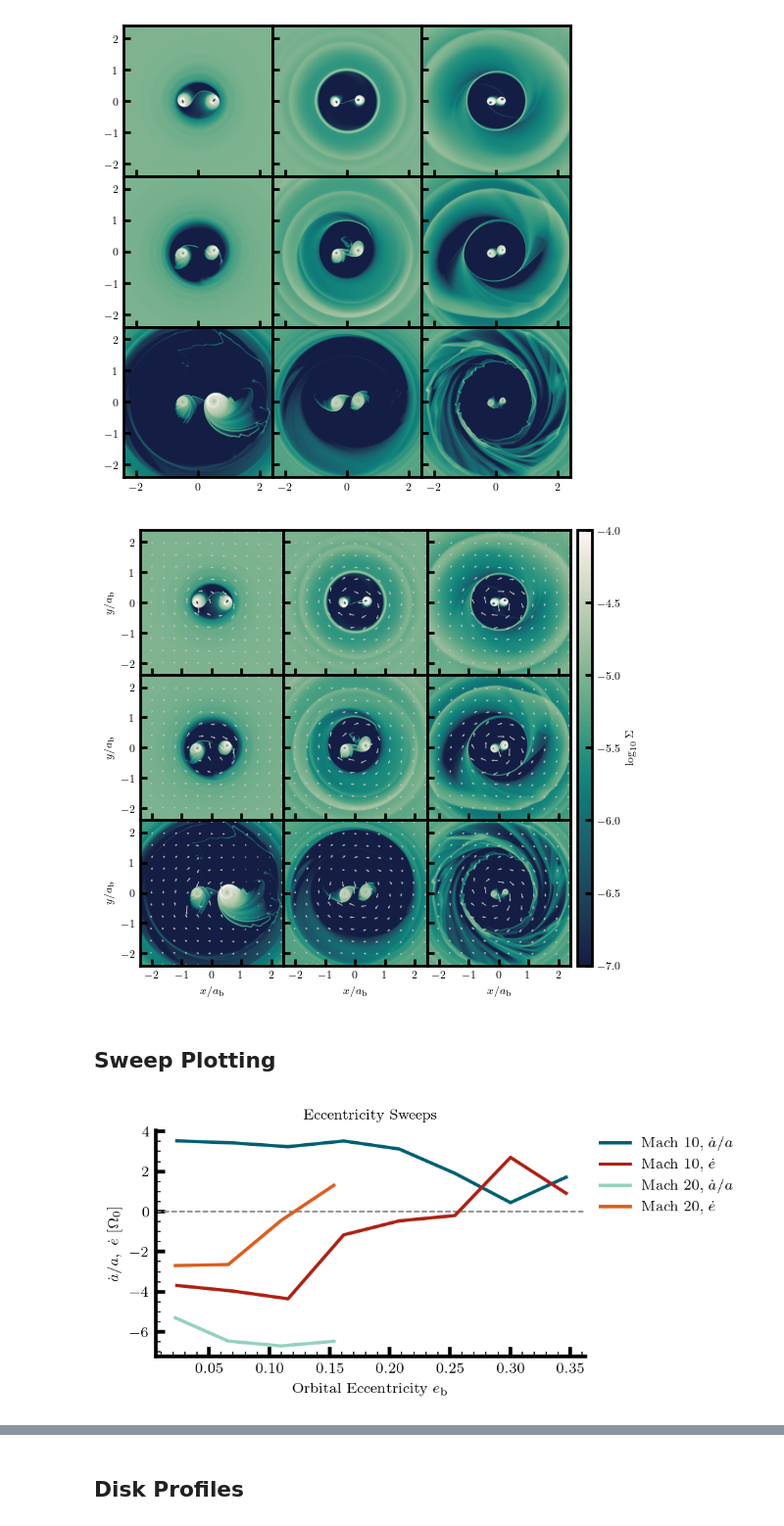
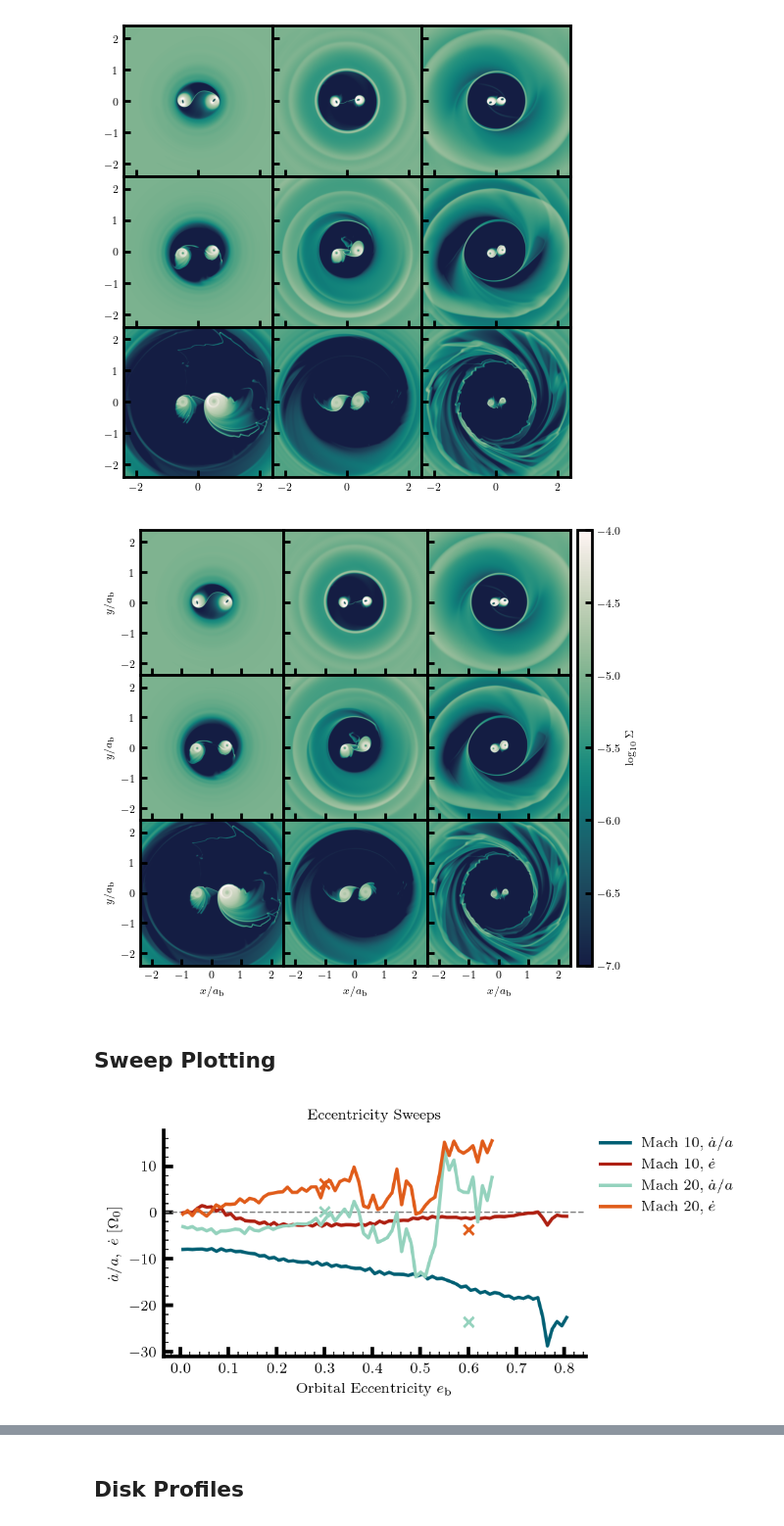
Before and after one commit to davidoneill00/sailfish, a Jupyter notebook: FancyPlotting.ipynb, the cells around one changed output, grey strips where cells are left out. Shown at 98% size. Saved outputs shown, nothing was run; the diff lists cells and outputs as text; code cells hidden in the pictures.

```diff
--- a/FancyPlotting.ipynb
+++ b/FancyPlotting.ipynb
@@ -392,7 +392,7 @@ for index in range(9):
     ax.tick_params(axis='x')
     ax.tick_params(axis='y')
     ax.set_aspect('auto')
-    VMap(ax=ax, mesh=mesh, Radius=2.4, Vx=Vx, Vy=Vy, Number_of_Vectors=12)
+    #VMap(ax=ax, mesh=mesh, Radius=2.4, Vx=Vx, Vy=Vy, Number_of_Vectors=12)
 
 cax = inset_axes(axes[1, 2],  # anchor to middle-right panel
                  width="10%",
@@ -421,7 +421,7 @@ for row in range(3):
 plt.tight_layout()
 plt.savefig('DensityMaps.png', dpi = 400, bbox_inches='tight')
 # %% [output]
-[figure, old version]
+[figure, new version]
 # %% [markdown]
 ## Sweep Plotting
 # %%
@@ -530,10 +532,10 @@ _edot_light = '#E05C1A'  # amber-orange
 
 
 
-Mach10_ea, Mach10_ma, _ = ComputeBinnedStats(Mach10_e, Mach10_adot, 0.05)
-Mach10_ee, Mach10_me, _ = ComputeBinnedStats(Mach10_e, Mach10_edot, 0.05)
-Mach20_ea, Mach20_ma, _ = ComputeBinnedStats(Mach20_e, Mach20_adot, 0.05)
-Mach20_ee, Mach20_me, _ = ComputeBinnedStats(Mach20_e, Mach20_edot, 0.05)
+Mach10_ea, Mach10_ma, _ = ComputeBinnedStats(Mach10_e, Mach10_adot, 0.01)
+Mach10_ee, Mach10_me, _ = ComputeBinnedStats(Mach10_e, Mach10_edot, 0.01)
+Mach20_ea, Mach20_ma, _ = ComputeBinnedStats(Mach20_e, Mach20_adot, 0.01)
+Mach20_ee, Mach20_me, _ = ComputeBinnedStats(Mach20_e, Mach20_edot, 0.01)
 
 ax.plot(Mach10_ea, Mach10_ma, linewidth=1.8, linestyle='solid', color=_adot_dark , label=r'Mach 10, $\dot{a}/a$', zorder=3)
 ax.plot(Mach10_ee, Mach10_me, linewidth=1.8, linestyle='solid', color=_edot_dark , label=r'Mach 10, $\dot{e}$',   zorder=3)
@@ -542,39 +544,44 @@ ax.plot(Mach20_ee, Mach20_me, linewidth=1.8, linestyle='solid', color=_edot_ligh
 
 # ax.scatter(Mach10_ea, Mach10_ma, color=_adot_dark,  s = 10)
 # ax.scatter(Mach10_ee, Mach10_me, color=_edot_dark,  s = 10)
 # ax.scatter(Mach20_ea, Mach20_ma, color=_adot_light, s = 10)
 # ax.scatter(Mach20_ee, Mach20_me, color=_edot_light, s = 10)
 
-# ax.scatter(0.0, -10.14, color=_adot_dark, marker='x', s=30, zorder=4)
-# ax.scatter(0.3, -13.16, color=_adot_dark, marker='x', s=30, zorder=4)
-# ax.scatter(0.6, -17.81, color=_adot_dark, marker='x', s=30, zorder=4)
-# ax.scatter(0.3,  -2.59, color=_edot_dark, marker='x', s=30, zorder=4)
-# ax.scatter(0.6,  -0.84, color=_edot_dark, marker='x', s=30, zorder=4, label = 'Fixed e')
+#ax.scatter(0.0, -10.14, color=_adot_dark, marker='x', s=30, zorder=4)
+ax.scatter(0.3, 0.16, color=_adot_light, marker='x', s=30, zorder=4)
+ax.scatter(0.3, 6.27, color=_edot_light, marker='x', s=30, zorder=4)
+
+ax.scatter(0.6,-23.48, color=_adot_light, marker='x', s=30, zorder=4)
+ax.scatter(0.6,-3.63, color=_edot_light, marker='x', s=30, zorder=4)
+
+#ax.scatter(0.6, -17.81, color=_adot_dark, marker='x', s=30, zorder=4)
+#ax.scatter(0.3,  -2.59, color=_edot_dark, marker='x', s=30, zorder=4)
+#ax.scatter(0.6,  -0.84, color=_edot_dark, marker='x', s=30, zorder=4, label = 'Fixed e')
 
 ax.autoscale()
 _ylo, _yhi = ax.get_ylim()
 
 ax.set_ylim(_ylo, _yhi)
 ax.axhline(y=0, color='0.5', linewidth=0.8, linestyle='--', zorder=2)
 
 ax.set_xlabel('Orbital Eccentricity $e_\mathrm{b}$')
 ax.set_ylabel(r'$\dot{a}/a,\ \dot{e}\ [\Omega_0]$')
 ax.set_title(r'Eccentricity Sweeps', fontsize=8)
 #ax.legend(loc='upper right', frameon=True, framealpha=0.9, edgecolor='none')
 ax.legend(loc='upper left', bbox_to_anchor=(1.02, 1), borderaxespad=0,frameon=True, framealpha=0.9, edgecolor='none')
 
 ax.spines['top'].set_visible(False)
 ax.spines['right'].set_visible(False)
 ax.tick_params(which='both', top=False, right=False)
 ax.minorticks_on()
 ax.tick_params(which='minor', length=2.5, direction='in')
 fig.tight_layout()
 
 
 plt.tight_layout()
 plt.savefig('Sweep', dpi=300)
 # %% [output]
-[figure, old version]
+[figure, new version]
 # %%
 Mach20 = True
 
```
Also changed, not shown: parts of 3 cells of this notebook, 1 other file.
